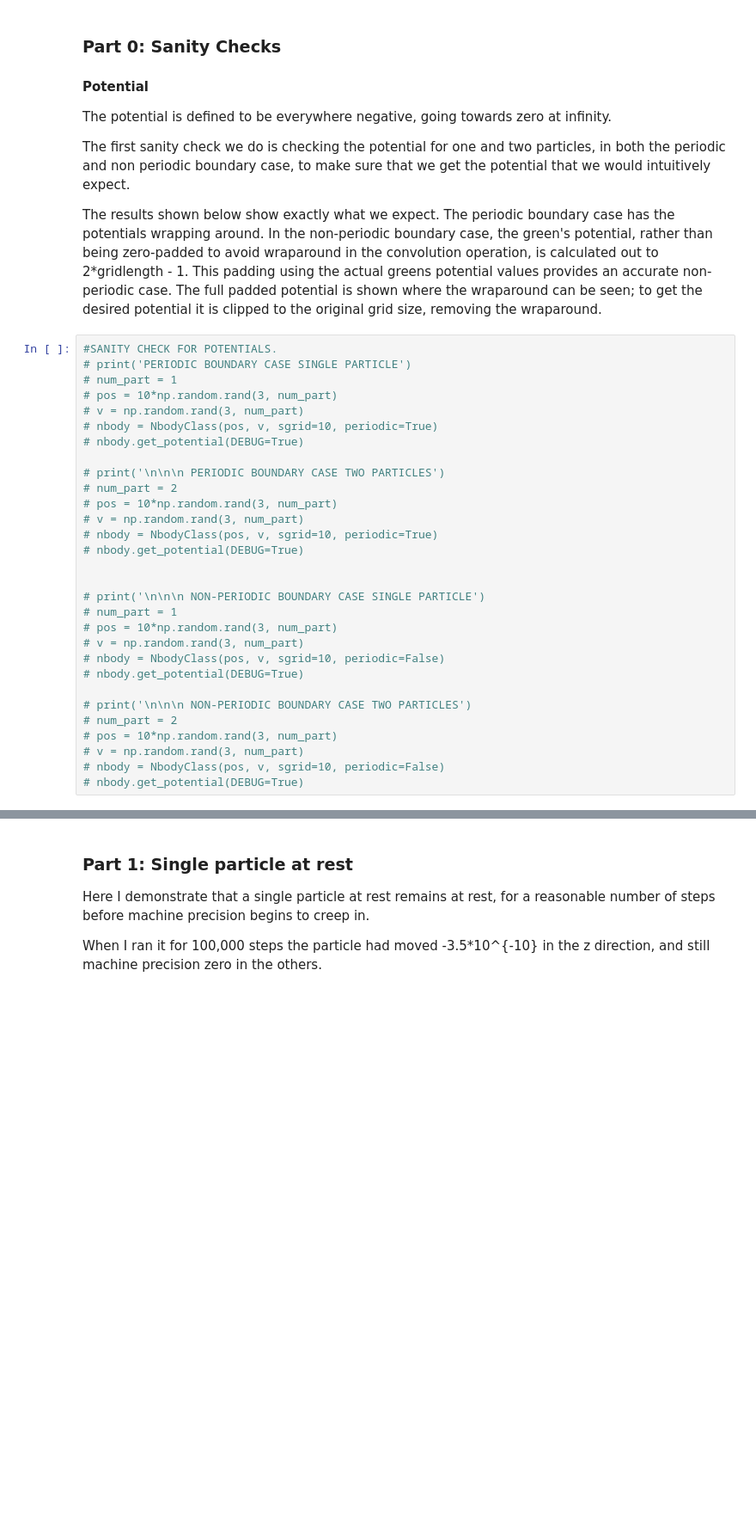
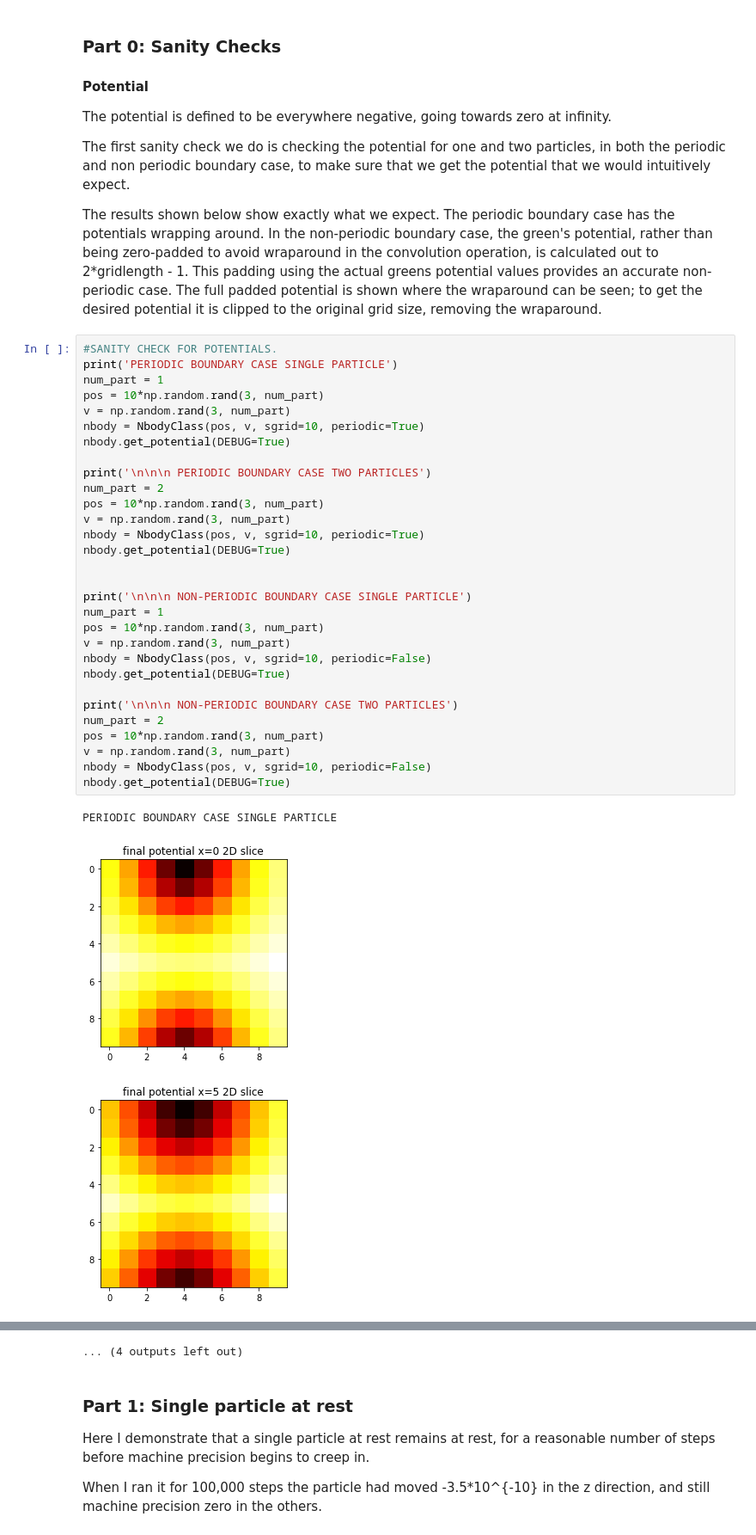
Before and after one commit to lizzord/phys512hw, a Jupyter notebook: final_project/nbody_run.ipynb, the cells around one changed output, grey strips where cells are left out. Shown at 86% size. Cells and saved outputs as stored; diff of their text form; blank space fills up the shorter version.

```diff
--- a/final_project/nbody_run.ipynb
+++ b/final_project/nbody_run.ipynb
@@ -41,31 +41,35 @@ The first sanity check we do is checking the potential for one and two particles
 The results shown below show exactly what we expect. The periodic boundary case has the potentials wrapping around. In the non-periodic boundary case, the green's potential, rather than being zero-padded to avoid wraparound in the convolution operation, is calculated out to 2\*gridlength - 1. This padding using the actual greens potential values provides an accurate non-periodic case. The full padded potential is shown where the wraparound can be seen; to get the desired potential it is clipped to the original grid size, removing the wraparound.
 # %%
 #SANITY CHECK FOR POTENTIALS.
-# print('PERIODIC BOUNDARY CASE SINGLE PARTICLE')
-# num_part = 1
-# pos = 10*np.random.rand(3, num_part)
-# v = np.random.rand(3, num_part)
-# nbody = NbodyClass(pos, v, sgrid=10, periodic=True)
-# nbody.get_potential(DEBUG=True)
+print('PERIODIC BOUNDARY CASE SINGLE PARTICLE')
+num_part = 1
+pos = 10*np.random.rand(3, num_part)
+v = np.random.rand(3, num_part)
+nbody = NbodyClass(pos, v, sgrid=10, periodic=True)
+nbody.get_potential(DEBUG=True)
 
-# print('\n\n\n PERIODIC BOUNDARY CASE TWO PARTICLES')
-# num_part = 2
-# pos = 10*np.random.rand(3, num_part)
-# v = np.random.rand(3, num_part)
-# nbody = NbodyClass(pos, v, sgrid=10, periodic=True)
-# nbody.get_potential(DEBUG=True)
+print('\n\n\n PERIODIC BOUNDARY CASE TWO PARTICLES')
+num_part = 2
+pos = 10*np.random.rand(3, num_part)
+v = np.random.rand(3, num_part)
+nbody = NbodyClass(pos, v, sgrid=10, periodic=True)
+nbody.get_potential(DEBUG=True)
 
 
-# print('\n\n\n NON-PERIODIC BOUNDARY CASE SINGLE PARTICLE')
-# num_part = 1
-# pos = 10*np.random.rand(3, num_part)
-# v = np.random.rand(3, num_part)
-# nbody = NbodyClass(pos, v, sgrid=10, periodic=False)
-# nbody.get_potential(DEBUG=True)
+print('\n\n\n NON-PERIODIC BOUNDARY CASE SINGLE PARTICLE')
+num_part = 1
+pos = 10*np.random.rand(3, num_part)
+v = np.random.rand(3, num_part)
+nbody = NbodyClass(pos, v, sgrid=10, periodic=False)
+nbody.get_potential(DEBUG=True)
 
-# print('\n\n\n NON-PERIODIC BOUNDARY CASE TWO PARTICLES')
-# num_part = 2
-# pos = 10*np.random.rand(3, num_part)
-# v = np.random.rand(3, num_part)
-# nbody = NbodyClass(pos, v, sgrid=10, periodic=False)
-# nbody.get_potential(DEBUG=True)
+print('\n\n\n NON-PERIODIC BOUNDARY CASE TWO PARTICLES')
+num_part = 2
+pos = 10*np.random.rand(3, num_part)
+v = np.random.rand(3, num_part)
+nbody = NbodyClass(pos, v, sgrid=10, periodic=False)
+nbody.get_potential(DEBUG=True)
+# %% [output]
+PERIODIC BOUNDARY CASE SINGLE PARTICLE
+[figure, added]
+[figure, added]
@@ -72,3 +97,4 @@ The results shown below show exactly what we expect. The periodic boundary case
+... (4 outputs left out)
 # %% [markdown]
 ### Part 1: Single particle at rest <a name="part1"></a>
 Here I demonstrate that a single particle at rest remains at rest, for a reasonable number of steps before machine precision begins to creep in.
```
Also changed, not shown: parts of 5 cells of this notebook, 1 other file.
